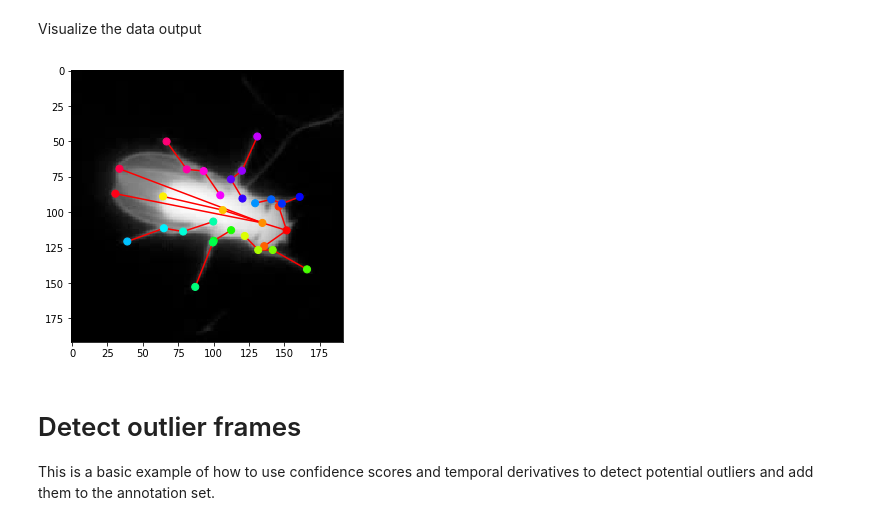
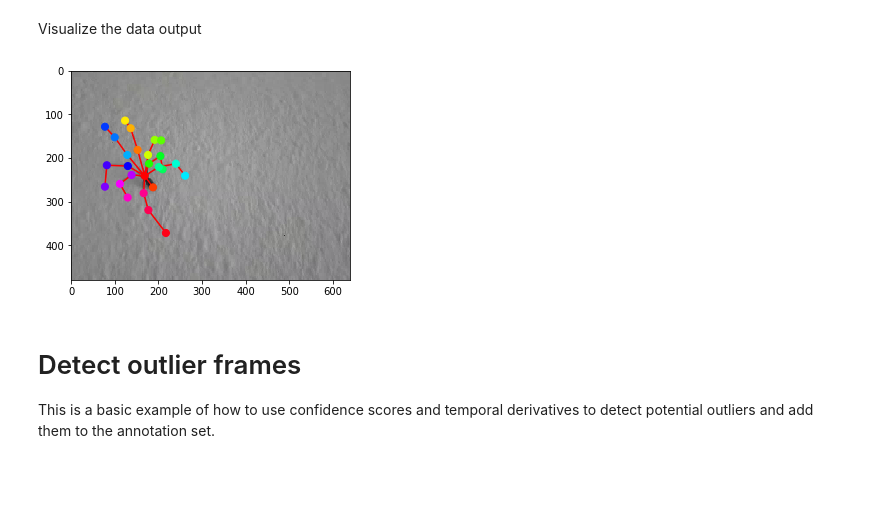
Before and after one commit to urs-waldmann/DeepPoseKit, a Jupyter notebook: examples/step4b_predict_new_data.ipynb, the cells around one changed output. Saved outputs shown, nothing was run; the diff lists cells and outputs as text; code cells hidden in the pictures; blank space fills up the shorter version.

Commit message:
Step 4b: Change file path in DataGenerator() in section "Save the data"

```diff
--- a/examples/step4b_predict_new_data.ipynb
+++ b/examples/step4b_predict_new_data.ipynb
@@ -97,29 +97,29 @@ x, y, confidence = np.split(predictions, 3, -1)
 # %% [markdown]
 Visualize the data output
 # %%
-data_generator = DataGenerator(HOME + '/deepposekit-data/datasets/fly/annotation_data_release.h5')
+data_generator = DataGenerator(HOME + '/Documents/programming/my_data_spider/spider_annotation_set.h5')
 
 image = frames[0]
 keypoints = predictions[0]
 
 plt.figure(figsize=(5,5))
 image = image if image.shape[-1] is 3 else image[..., 0]
 cmap = None if image.shape[-1] is 3 else 'gray'
 plt.imshow(image, cmap=cmap, interpolation='none')
 for idx, jdx in enumerate(data_generator.graph):
     if jdx > -1:
         plt.plot(
             [keypoints[idx, 0], keypoints[jdx, 0]],
             [keypoints[idx, 1], keypoints[jdx, 1]],
             'r-'
         )
 plt.scatter(keypoints[:, 0], keypoints[:, 1],
             c=np.arange(data_generator.keypoints_shape[0]),
             s=50, cmap=plt.cm.hsv, zorder=3)
 
 plt.show()
 # %% [output]
-[figure, old version]
+[figure, new version]
 # %% [markdown]
 # Detect outlier frames
 
```
